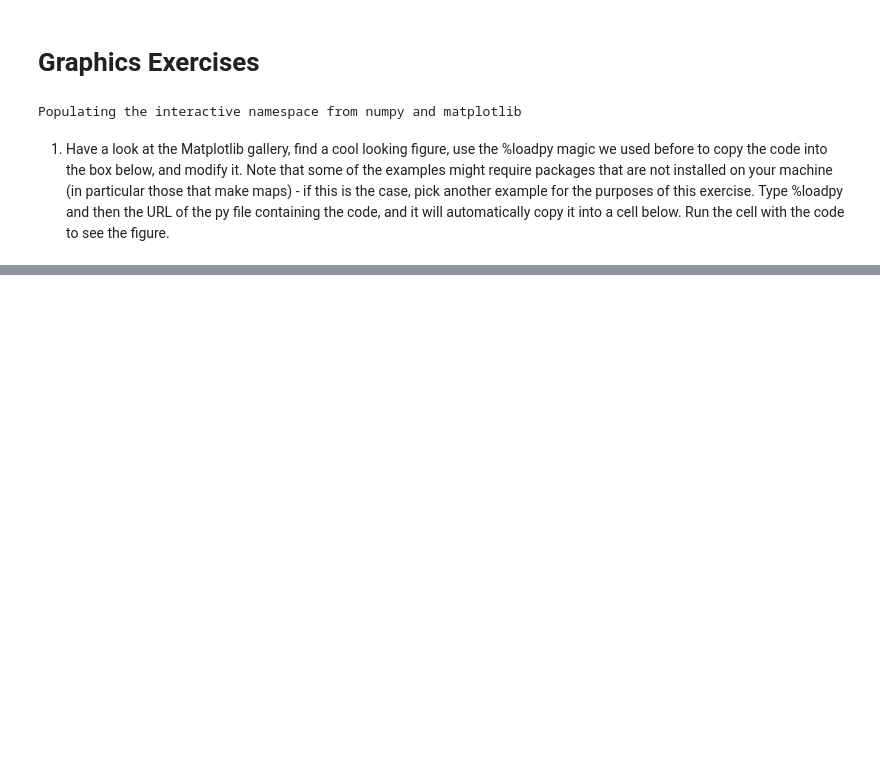
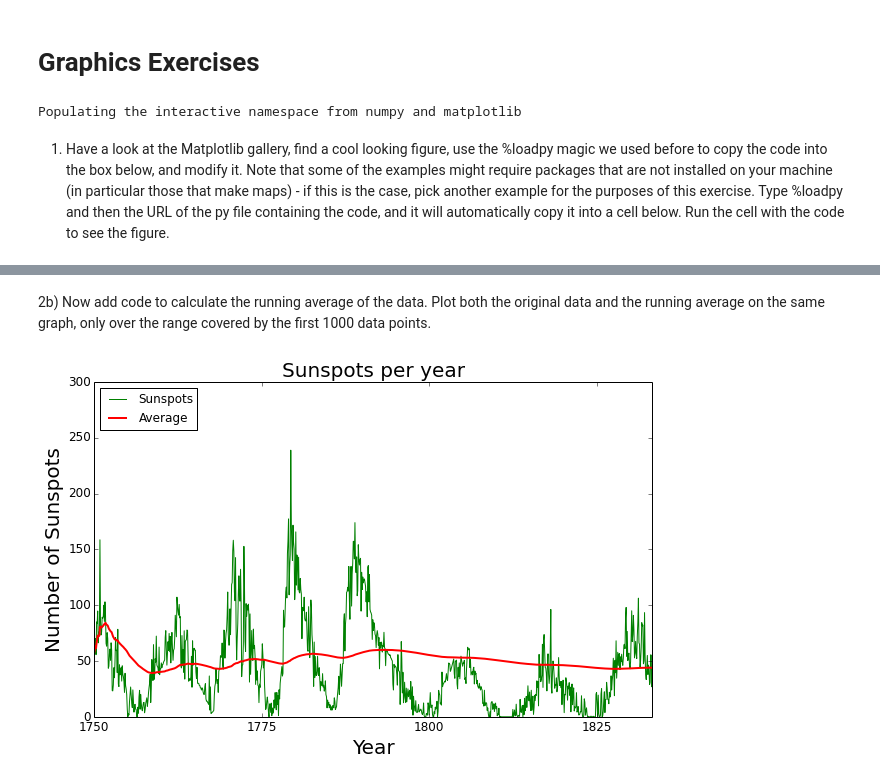
Before and after one commit to jhaslema/PHYS202-S14, a Jupyter notebook: Graphics/GraphicsExercises.ipynb, the cells around one changed output, grey strips where cells are left out. Cells and saved outputs as stored; diff of their text form; code cells hidden in the pictures; blank space fills up the shorter version.

```diff
--- a/Graphics/GraphicsExercises.ipynb
+++ b/Graphics/GraphicsExercises.ipynb
@@ -81,0 +75,31 @@ plt.show()
+# %% [markdown]
+2b) Now add code to calculate the running average of the data. Plot both the original data and the running average on the same graph, only over the range covered by the first 1000 data points.
+# %%
+
+x , y = np.loadtxt("sunspots.txt",unpack = True)
+xvalues,yvalues,average = [],[],[]
+i = 1750
+a = 0
+while i <=2000:
+    xvalues.append(12*25*a)
+    yvalues.append(i)
+    i+=25
+    a +=1
+total = 0
+for a in x:
+    total += y[a]
+    average.append(total/(a+1))
+plt.figure(figsize=(10,6),dpi=80)
+plt.plot(x,y,color = "green",linewidth=1.0,linestyle="-",label = "Sunspots")
+plt.plot(x,average,color = "red",linewidth=2.0,linestyle="-",label = "Average")
+plt.xticks(xvalues,yvalues)
+plt.xticks(fontsize=12)
+plt.yticks(fontsize=12)
+plt.xlim(0,1000)
+plt.xlabel("Year",fontsize=20)
+plt.ylabel("Number of Sunspots",fontsize = 20)
+plt.title("Sunspots per year", fontsize = 20)
+plt.legend(loc='upper left')
+plt.show()
+# %% [output]
+[figure, added]
```
Also changed, not shown: parts of 7 cells of this notebook, 1 other file.
